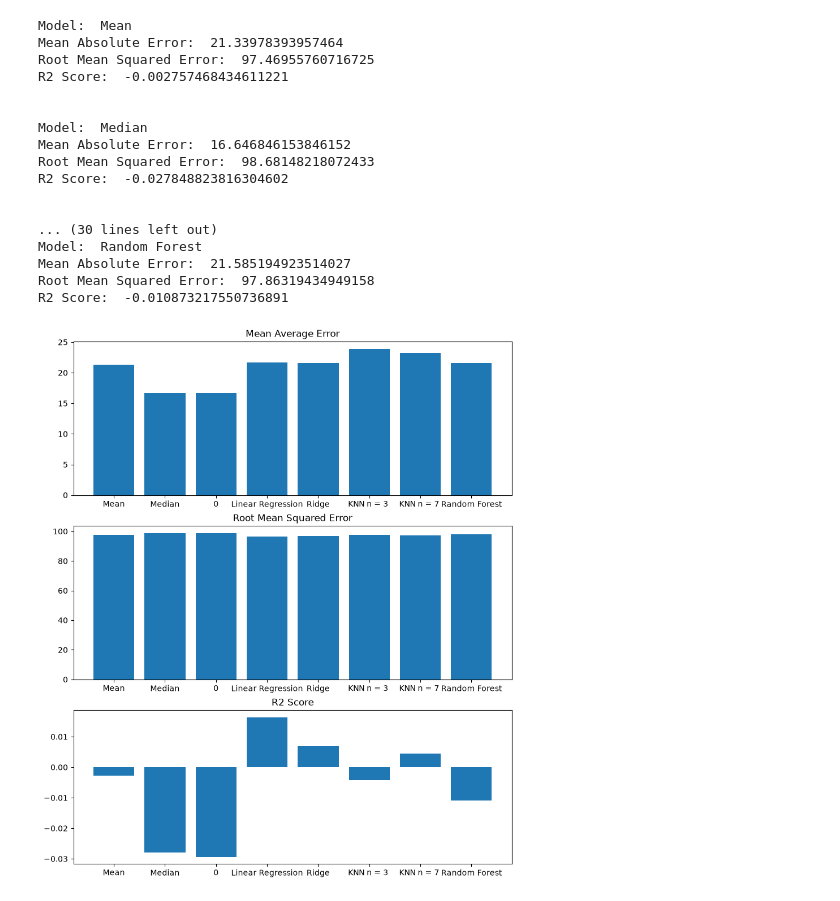
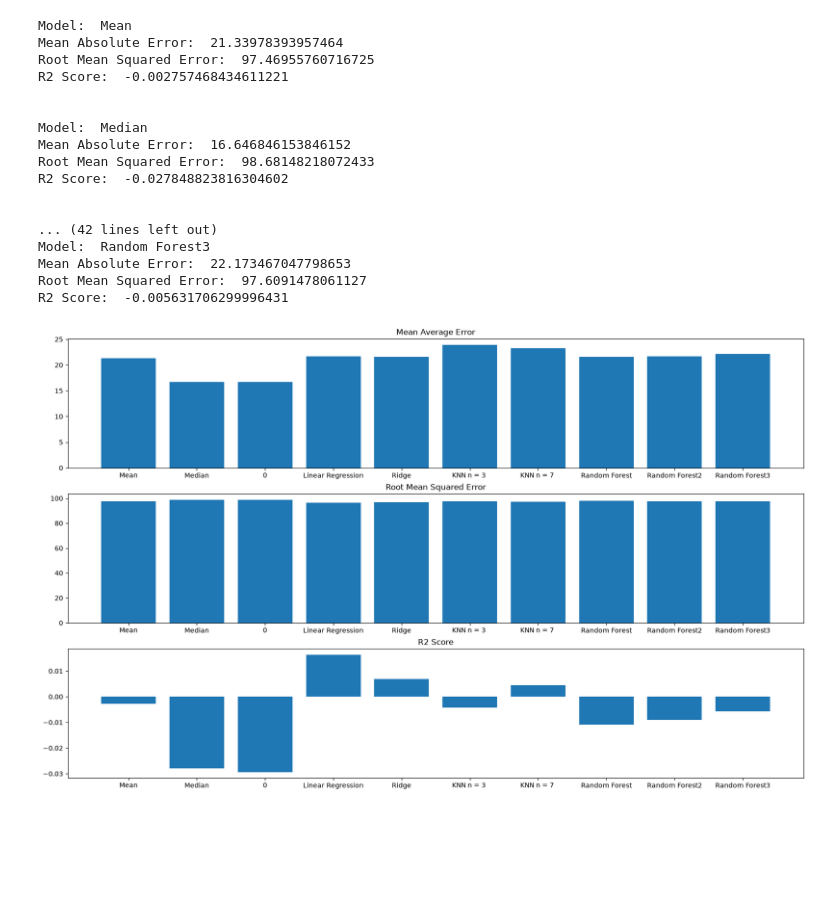
Before and after one commit to Jakub-Chabowski/Machine-Learning-Portfolio, a Jupyter notebook: Notebooks/Preprocessing & Baseline.ipynb, the cells around one changed output. Saved outputs shown, nothing was run; the diff lists cells and outputs as text; code cells hidden in the pictures; blank space fills up the shorter version.

Commit message:
Final plot is now dynamically sized + added more models

```diff
--- a/Notebooks/Preprocessing & Baseline.ipynb
+++ b/Notebooks/Preprocessing & Baseline.ipynb
@@ -54,7 +55,9 @@ models = {
     "KNN n = 3 " : KNeighborsRegressor(n_neighbors=3), # Tried changing weights to "Distance", small negative impact on results
     "KNN n = 7 " : KNeighborsRegressor(n_neighbors=7),
     "KNN n = 7 " : KNeighborsRegressor(n_neighbors=21),
-    "Random Forest": RandomForestRegressor(max_depth=2, random_state=123)
+    "Random Forest": RandomForestRegressor(max_depth=2, random_state=123),
+    "Random Forest2": RandomForestRegressor(max_depth=5, random_state=123),
+    "Random Forest3": RandomForestRegressor(max_depth=10, random_state=123)
 #    "Gamma Regressor": GammaRegressor() Doesn't work due to the 0s, normalisation fixes?
 }
 
@@ -73,37 +76,38 @@ for name, model in models.items():
 
     resultsMAE.append(mae)
     resultsRMSE.append(rmse)
     resultsR2.append(r2)
 
     print("Model: ", name ,"\nMean Absolute Error: ", mae, "\nRoot Mean Squared Error: ", rmse,"\nR2 Score: ", r2 ,"\n\n")
 
-plt.figure(figsize={10,12})
+plt.figure(figsize={len(models.keys()) * 2,12}) ##Figure is dynamically sized to allow for more models to be added as needed
+
 plt.subplot(311, title="Mean Average Error").bar(range(len(resultsMAE)),resultsMAE)
 plt.xticks(range(len(models.keys())),models.keys())
 
 plt.subplot(312, title="Root Mean Squared Error").bar(range(len(resultsRMSE)),resultsRMSE)
 plt.xticks(range(len(models.keys())),models.keys())
 
 plt.subplot(313, title="R2 Score").bar(range(len(resultsR2)),resultsR2)
 plt.xticks(range(len(models.keys())),models.keys())
 
 plt.show()
 # %% [output]
 Model:  Mean
 Mean Absolute Error:  21.33978393957464
 Root Mean Squared Error:  97.46955760716725
 R2 Score:  -0.002757468434611221
 
 
 Model:  Median
 Mean Absolute Error:  16.646846153846152
 Root Mean Squared Error:  98.68148218072433
 R2 Score:  -0.027848823816304602
 
 
-... (30 lines left out)
-Model:  Random Forest
-Mean Absolute Error:  21.585194923514027
-Root Mean Squared Error:  97.86319434949158
-R2 Score:  -0.010873217550736891
+... (42 lines left out)
+Model:  Random Forest3
+Mean Absolute Error:  22.173467047798653
+Root Mean Squared Error:  97.6091478061127
+R2 Score:  -0.005631706299996431
-[figure, old version]
+[figure, new version]
```
Also changed, not shown: parts of 1 cell of this notebook.
